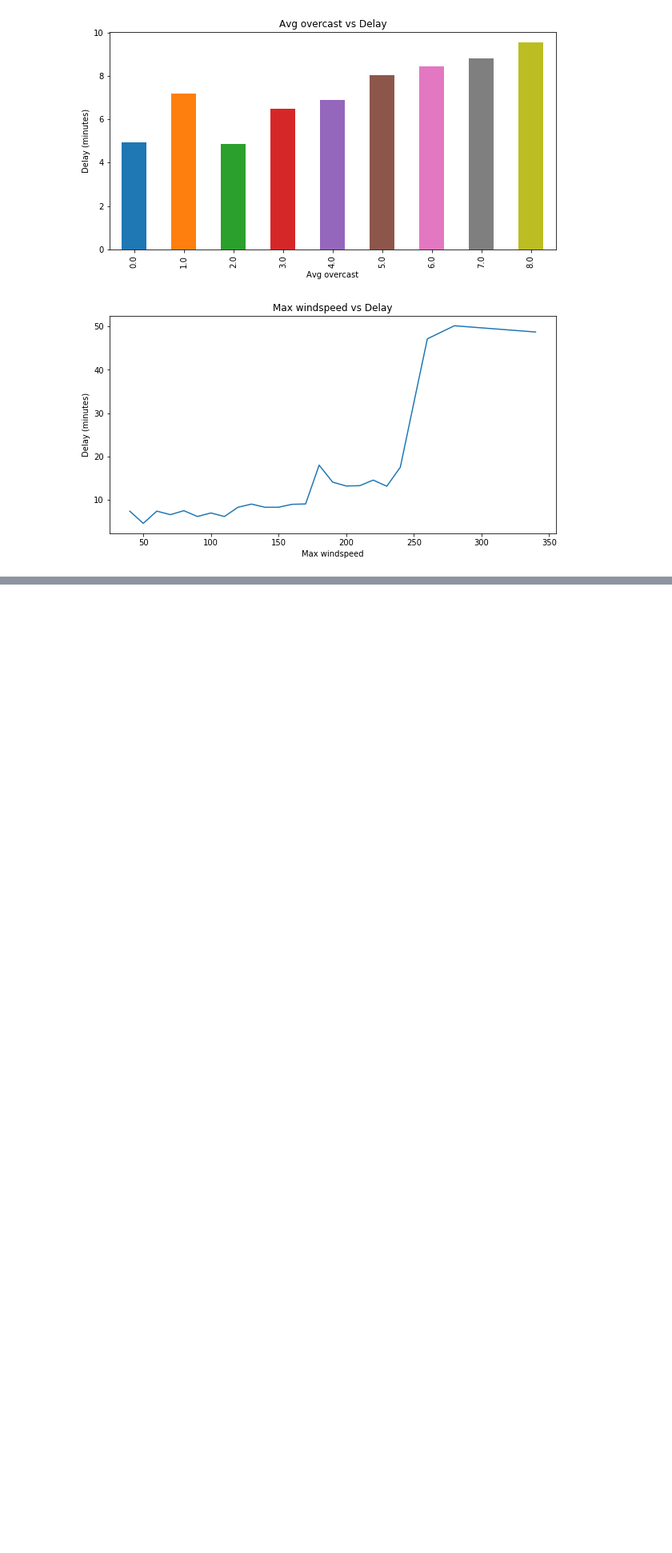
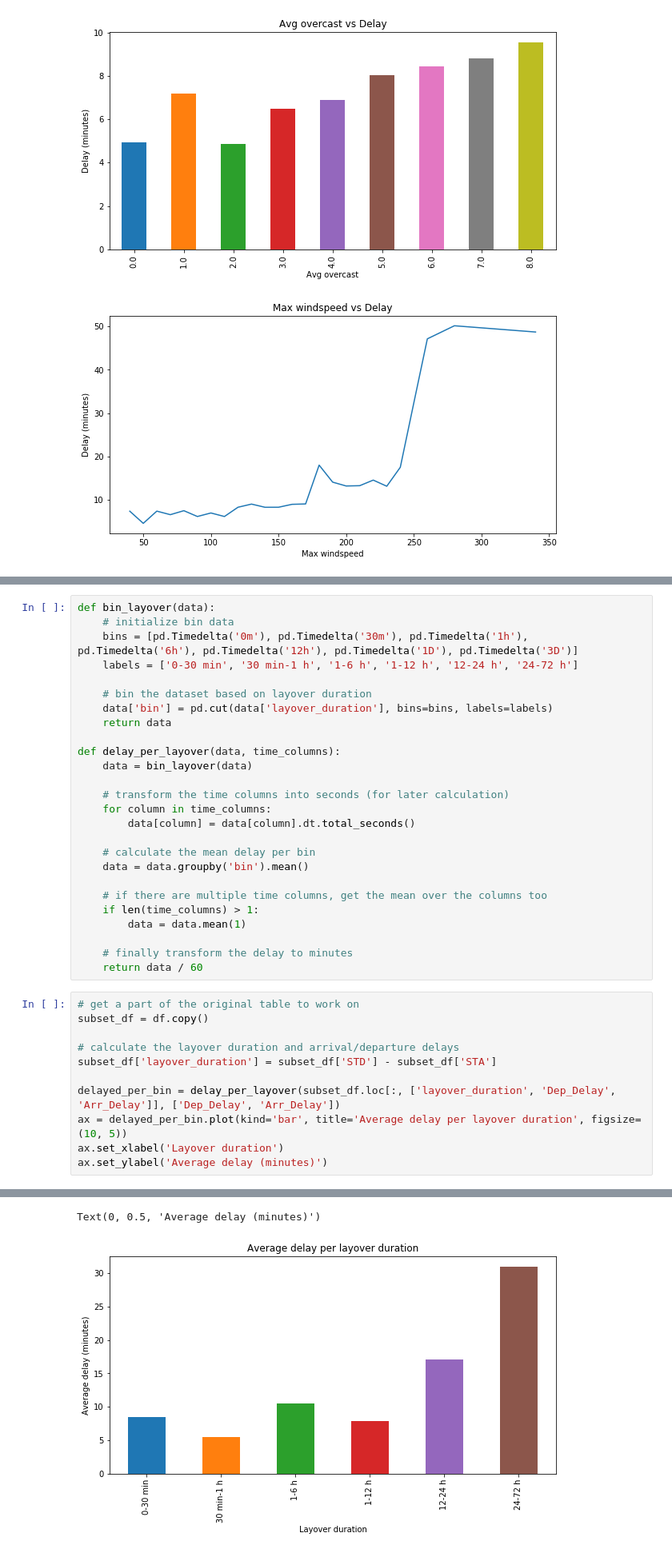
Before and after one commit to KJ-Waller/DW-Project, a Jupyter notebook: Schiphol Stuff.ipynb, the cells around one changed output, grey strips where cells are left out. Shown at 80% size. Saved outputs shown, nothing was run; the diff lists cells and outputs as text; blank space fills up the shorter version.

```diff
--- a/Schiphol Stuff.ipynb
+++ b/Schiphol Stuff.ipynb
@@ -181,0 +221,38 @@ delay = weather_delay_corr(1, 'line')
+# %%
+def bin_layover(data):
+    # initialize bin data
+    bins = [pd.Timedelta('0m'), pd.Timedelta('30m'), pd.Timedelta('1h'), pd.Timedelta('6h'), pd.Timedelta('12h'), pd.Timedelta('1D'), pd.Timedelta('3D')]
+    labels = ['0-30 min', '30 min-1 h', '1-6 h', '1-12 h', '12-24 h', '24-72 h']
+
+    # bin the dataset based on layover duration
+    data['bin'] = pd.cut(data['layover_duration'], bins=bins, labels=labels)
+    return data
+
+def delay_per_layover(data, time_columns):
+    data = bin_layover(data)
+
+    # transform the time columns into seconds (for later calculation)
+    for column in time_columns:
+        data[column] = data[column].dt.total_seconds()
+
+    # calculate the mean delay per bin
+    data = data.groupby('bin').mean()
+
+    # if there are multiple time columns, get the mean over the columns too
+    if len(time_columns) > 1:
+        data = data.mean(1)
+
+    # finally transform the delay to minutes
+    return data / 60
+# %%
+# get a part of the original table to work on
+subset_df = df.copy()
+
+# calculate the layover duration and arrival/departure delays
+subset_df['layover_duration'] = subset_df['STD'] - subset_df['STA']
+
+delayed_per_bin = delay_per_layover(subset_df.loc[:, ['layover_duration', 'Dep_Delay', 'Arr_Delay']], ['Dep_Delay', 'Arr_Delay'])
+ax = delayed_per_bin.plot(kind='bar', title='Average delay per layover duration', figsize=(10, 5))
+ax.set_xlabel('Layover duration')
+ax.set_ylabel('Average delay (minutes)')
+# %% [output]
@@ -181,0 +269,2 @@ delay = weather_delay_corr(1, 'line')
+Text(0, 0.5, 'Average delay (minutes)')
+[figure, added]
```
Also changed, not shown: parts of 4 cells of this notebook, 1 other file.
